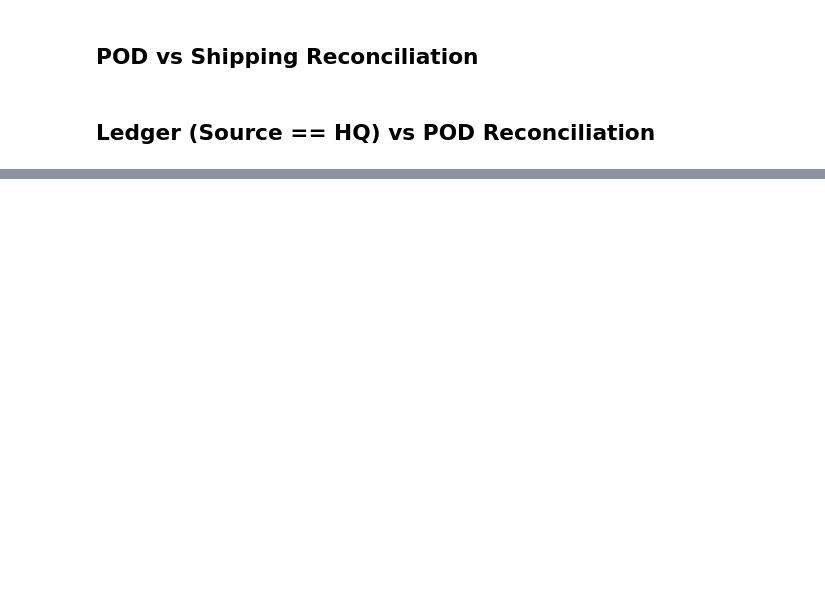
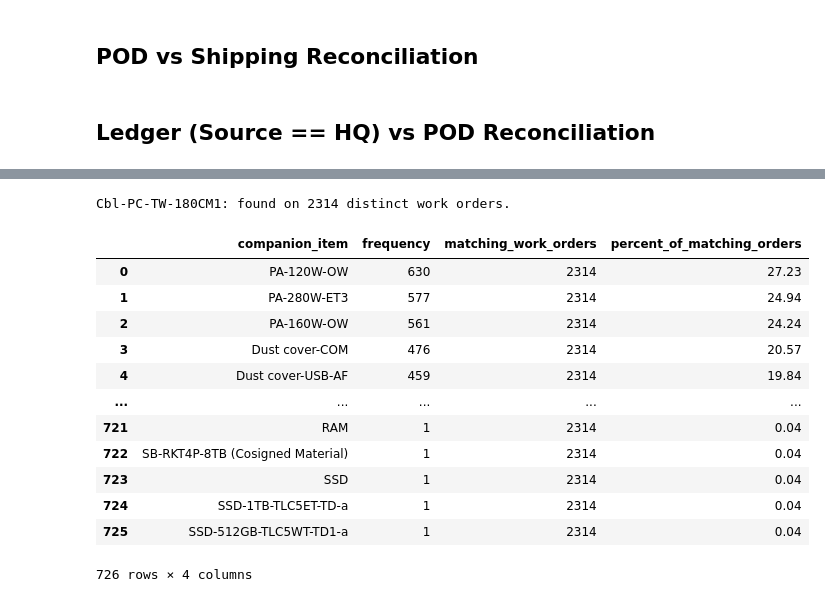
Before and after one commit to playoung2818/MRP_System, a Jupyter notebook: ERP_System 3.0/erp_system/Debug.ipynb, the cells around one changed output, grey strips where cells are left out. Cells and saved outputs as stored; diff of their text form; code cells hidden in the pictures; blank space fills up the shorter version.

```diff
--- a/ERP_System 3.0/erp_system/Debug.ipynb
+++ b/ERP_System 3.0/erp_system/Debug.ipynb
@@ -391,0 +472,25 @@ dtype: int64
+# %%
+# INPUT: replace this with the complete item name / product number.
+ITEM_NAME = "Cbl-PC-TW-180CM1"
+
+companions = items_built_together(ITEM_NAME)
+if companions.empty:
+    print(f"No companion items found for {ITEM_NAME!r}: either no matching work orders or no other items on them.")
+else:
+    print(f"{ITEM_NAME}: found on {int(companions['matching_work_orders'].iloc[0])} distinct work orders.")
+display(companions)
+# %% [output]
+Cbl-PC-TW-180CM1: found on 2314 distinct work orders.
+|  | companion_item | frequency | matching_work_orders | percent_of_matching_orders |
+| 0 | PA-120W-OW | 630 | 2314 | 27.23 |
+| 1 | PA-280W-ET3 | 577 | 2314 | 24.94 |
+| 2 | PA-160W-OW | 561 | 2314 | 24.24 |
+| 3 | Dust cover-COM | 476 | 2314 | 20.57 |
+| 4 | Dust cover-USB-AF | 459 | 2314 | 19.84 |
+| ... | ... | ... | ... | ... |
+| 721 | RAM | 1 | 2314 | 0.04 |
+| 722 | SB-RKT4P-8TB (Cosigned Material) | 1 | 2314 | 0.04 |
+| 723 | SSD | 1 | 2314 | 0.04 |
+| 724 | SSD-1TB-TLC5ET-TD-a | 1 | 2314 | 0.04 |
+| 725 | SSD-512GB-TLC5WT-TD1-a | 1 | 2314 | 0.04 |
+726 rows × 4 columns
```
Also changed, not shown: parts of 2 cells of this notebook, 6 other files.
